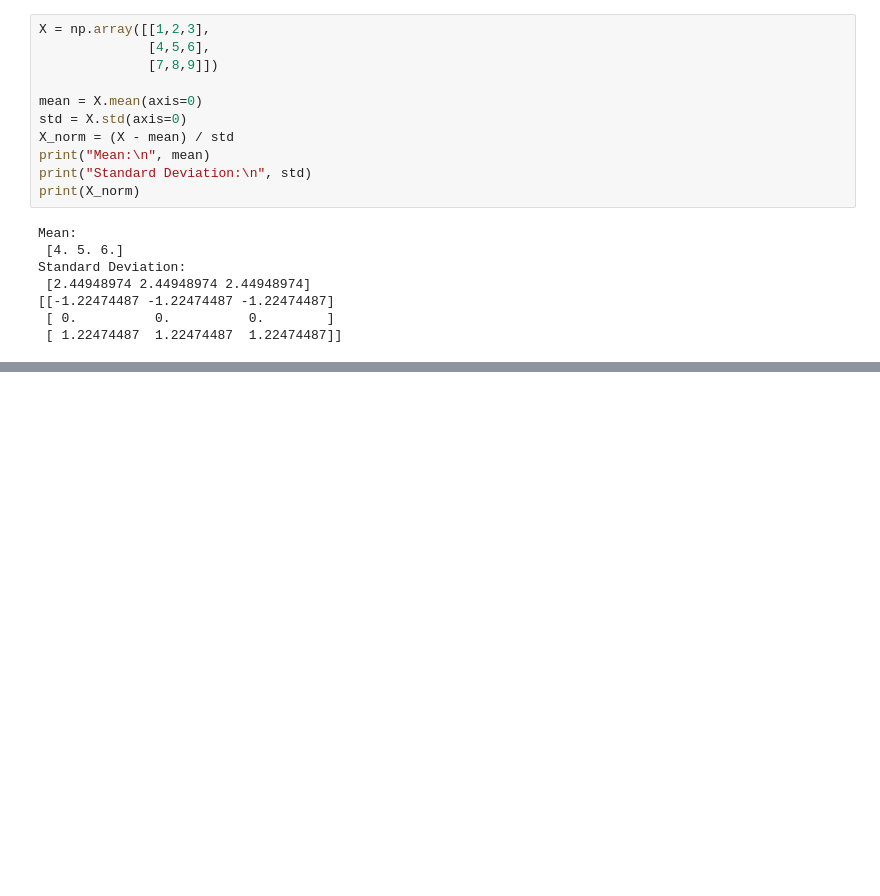
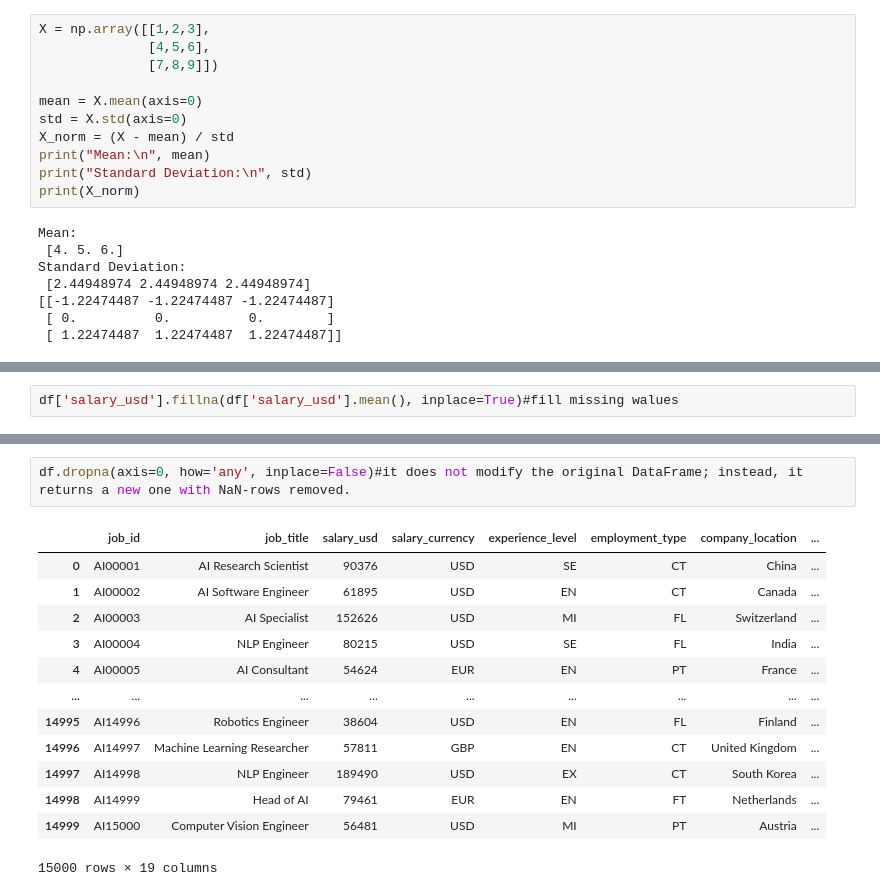
Before and after one commit to OkanNaci/Data-Science, a Jupyter notebook: Python_for_data_analytics.ipynb, the cells around one changed output, grey strips where cells are left out. Drawn from its saved outputs; the diff is of its cells as text; blank space fills up the shorter version.

```diff
--- a/Python_for_data_analytics.ipynb
+++ b/Python_for_data_analytics.ipynb
@@ -492,0 +638,2 @@ Standard Deviation:
+# %%
+df['salary_usd'].fillna(df['salary_usd'].mean(), inplace=True)#fill missing walues
@@ -492,0 +647,16 @@ Standard Deviation:
+# %%
+df.dropna(axis=0, how='any', inplace=False)#it does not modify the original DataFrame; instead, it returns a new one with NaN-rows removed.
+# %% [output]
+|  | job_id | job_title | salary_usd | salary_currency | experience_level | employment_type | company_location | ... |
+| 0 | AI00001 | AI Research Scientist | 90376 | USD | SE | CT | China | ... |
+| 1 | AI00002 | AI Software Engineer | 61895 | USD | EN | CT | Canada | ... |
+| 2 | AI00003 | AI Specialist | 152626 | USD | MI | FL | Switzerland | ... |
+| 3 | AI00004 | NLP Engineer | 80215 | USD | SE | FL | India | ... |
+| 4 | AI00005 | AI Consultant | 54624 | EUR | EN | PT | France | ... |
+| ... | ... | ... | ... | ... | ... | ... | ... | ... |
+| 14995 | AI14996 | Robotics Engineer | 38604 | USD | EN | FL | Finland | ... |
+| 14996 | AI14997 | Machine Learning Researcher | 57811 | GBP | EN | CT | United Kingdom | ... |
+| 14997 | AI14998 | NLP Engineer | 189490 | USD | EX | CT | South Korea | ... |
+| 14998 | AI14999 | Head of AI | 79461 | EUR | EN | FT | Netherlands | ... |
+| 14999 | AI15000 | Computer Vision Engineer | 56481 | USD | MI | PT | Austria | ... |
+15000 rows × 19 columns
```
Also changed, not shown: parts of 32 cells of this notebook.
